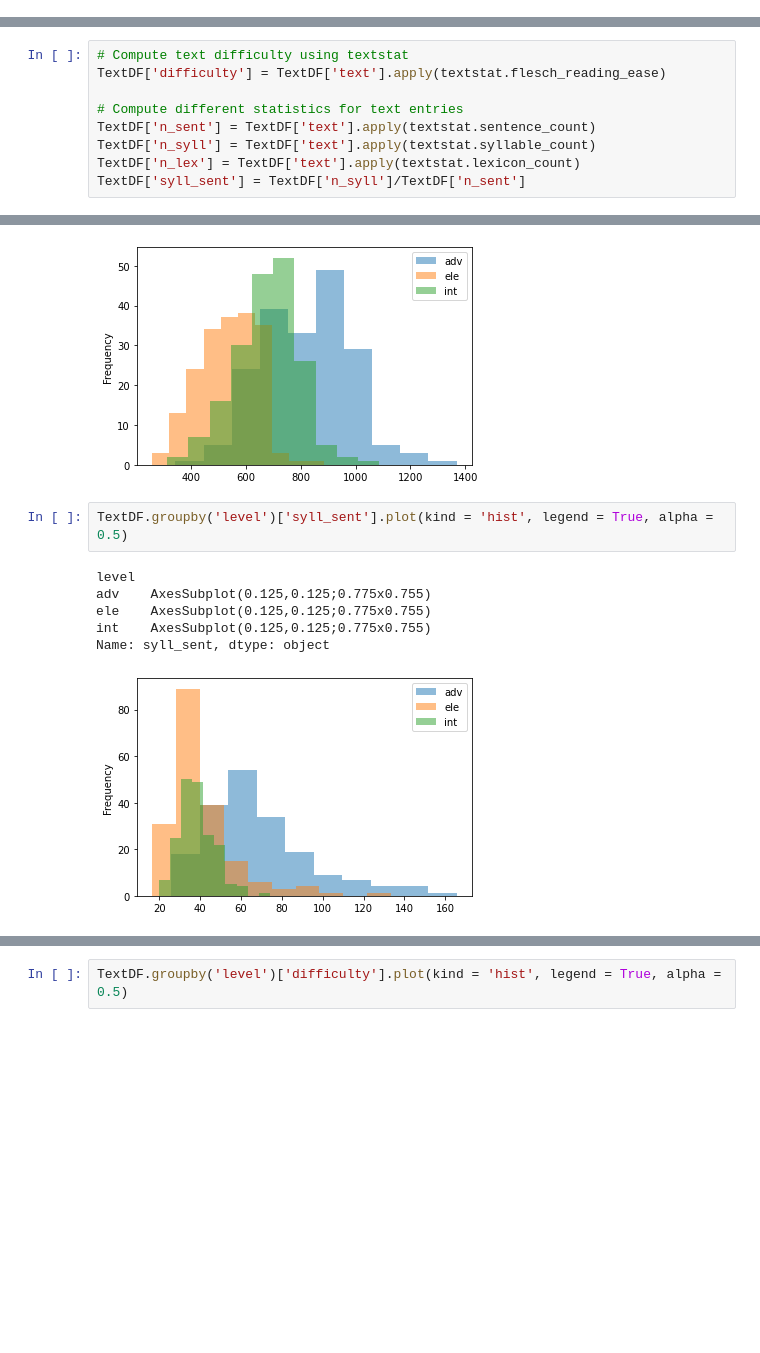
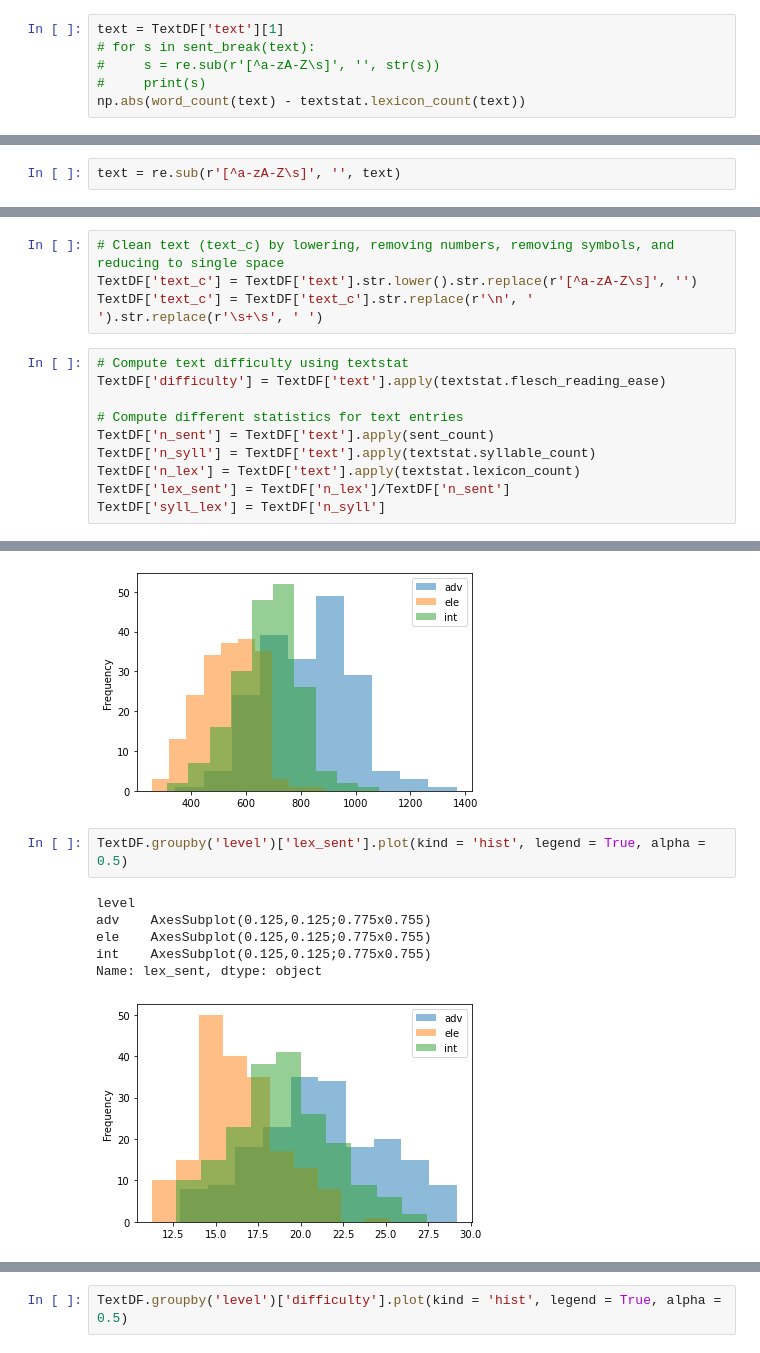
Before and after one commit to bernarddavid/SimplifyIT, a Jupyter notebook: OneStopEng_EDA.ipynb, the cells around one changed output, grey strips where cells are left out. Cells and saved outputs as stored; diff of their text form; blank space fills up the shorter version.

```diff
--- a/OneStopEng_EDA.ipynb
+++ b/OneStopEng_EDA.ipynb
@@ -13,0 +37,6 @@ import chardet
+# %%
+text = TextDF['text'][1]
+# for s in sent_break(text):
+#     s = re.sub(r'[^a-zA-Z\s]', '', str(s))
+#     print(s)
+np.abs(word_count(text) - textstat.lexicon_count(text))
@@ -13,0 +45,2 @@ import chardet
+# %%
+text = re.sub(r'[^a-zA-Z\s]', '', text)
@@ -67,15 +103,20 @@ adv    189
 ele    189
 int    189
 Name: text, dtype: int64
+# %%
+# Clean text (text_c) by lowering, removing numbers, removing symbols, and reducing to single space
+TextDF['text_c'] = TextDF['text'].str.lower().str.replace(r'[^a-zA-Z\s]', '')
+TextDF['text_c'] = TextDF['text_c'].str.replace(r'\n', ' ').str.replace(r'\s+\s', ' ')
 # %%
 # Compute text difficulty using textstat
 TextDF['difficulty'] = TextDF['text'].apply(textstat.flesch_reading_ease)
 
 # Compute different statistics for text entries
-TextDF['n_sent'] = TextDF['text'].apply(textstat.sentence_count)
+TextDF['n_sent'] = TextDF['text'].apply(sent_count)
 TextDF['n_syll'] = TextDF['text'].apply(textstat.syllable_count)
 TextDF['n_lex'] = TextDF['text'].apply(textstat.lexicon_count)
-TextDF['syll_sent'] = TextDF['n_syll']/TextDF['n_sent']
+TextDF['lex_sent'] = TextDF['n_lex']/TextDF['n_sent']
+TextDF['syll_lex'] = TextDF['n_syll']
 # %%
 TextDF.groupby('level')['n_sent'].plot(kind = 'hist', legend = True, alpha = 0.5)
 # %% [output]
@@ -104,11 +145,11 @@ int    AxesSubplot(0.125,0.125;0.775x0.755)
 Name: n_lex, dtype: object
 [figure]
 # %%
-TextDF.groupby('level')['syll_sent'].plot(kind = 'hist', legend = True, alpha = 0.5)
+TextDF.groupby('level')['lex_sent'].plot(kind = 'hist', legend = True, alpha = 0.5)
 # %% [output]
 level
 adv    AxesSubplot(0.125,0.125;0.775x0.755)
 ele    AxesSubplot(0.125,0.125;0.775x0.755)
 int    AxesSubplot(0.125,0.125;0.775x0.755)
-Name: syll_sent, dtype: object
+Name: lex_sent, dtype: object
-[figure, old version]
+[figure, new version]
```
Also changed, not shown: parts of 14 cells of this notebook.
